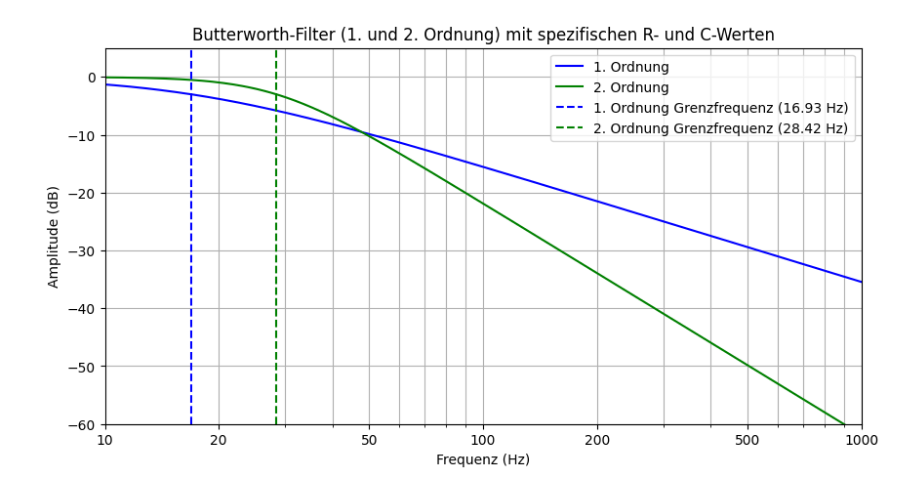
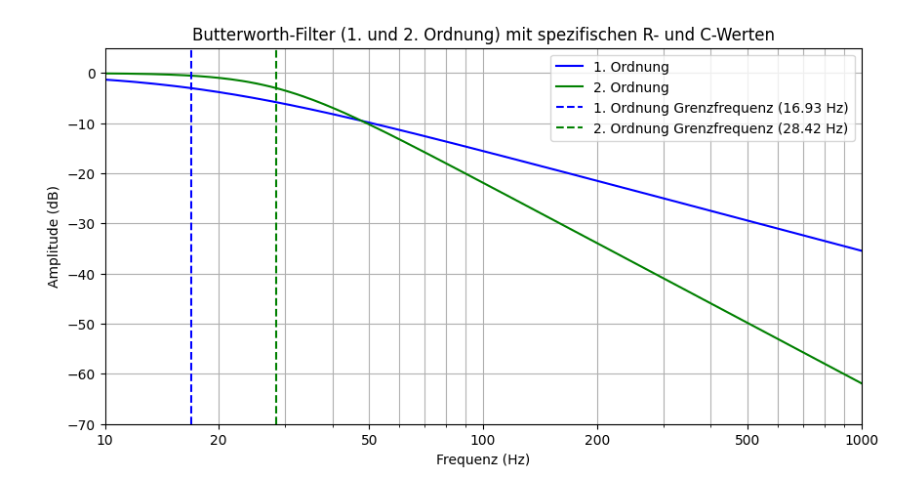
Before and after one commit to alex06733/Elektro, a Jupyter notebook: Bode.ipynb, the cells around one changed output. Cells and saved outputs as stored; diff of their text form; code cells hidden in the pictures.

```diff
--- a/Bode.ipynb
+++ b/Bode.ipynb
@@ -27,32 +27,32 @@ w1, h1 = signal.freqs(b1, a1, worN=2 * np.pi * frequencies)
 order2 = 2
 b2, a2 = signal.butter(order2, 2 * np.pi * cutoff_freq2, btype='low', analog=True)
 w2, h2 = signal.freqs(b2, a2, worN=2 * np.pi * frequencies)
 
 # Plot-Einstellungen
 plt.figure(figsize=(10, 5))
 
 # Plot für den Filter erster Ordnung
 plt.plot(frequencies, 20 * np.log10(np.abs(h1)), 'b', label=f'1. Ordnung')
 
 # Plot für den Filter zweiter Ordnung
 plt.plot(frequencies, 20 * np.log10(np.abs(h2)), 'g', label=f'2. Ordnung')
 
 # Grenzfrequenzen markieren
 plt.axvline(x=cutoff_freq1, color='blue', linestyle='--', label=f'1. Ordnung Grenzfrequenz ({cutoff_freq1:.2f} Hz)')
 plt.axvline(x=cutoff_freq2, color='green', linestyle='--', label=f'2. Ordnung Grenzfrequenz ({cutoff_freq2:.2f} Hz)')
 
 # Achsen und Titel
 plt.xscale('log')  # Logarithmische Frequenzachse
 plt.xlabel('Frequenz (Hz)')
 plt.ylabel('Amplitude (dB)')
 plt.title('Butterworth-Filter (1. und 2. Ordnung) mit spezifischen R- und C-Werten')
 plt.grid(True, which='both', axis='both')
 plt.xticks([10, 20, 50, 100, 200, 500, 1000], labels=['10', '20', '50', '100', '200', '500', '1000'])
 plt.xlim(10, 1000)
-plt.ylim(-60, 5)
+plt.ylim(-70, 5)
 
 # Legende und Plot anzeigen
 plt.legend()
 plt.show()
 # %% [output]
-[figure, old version]
+[figure, new version]
```
